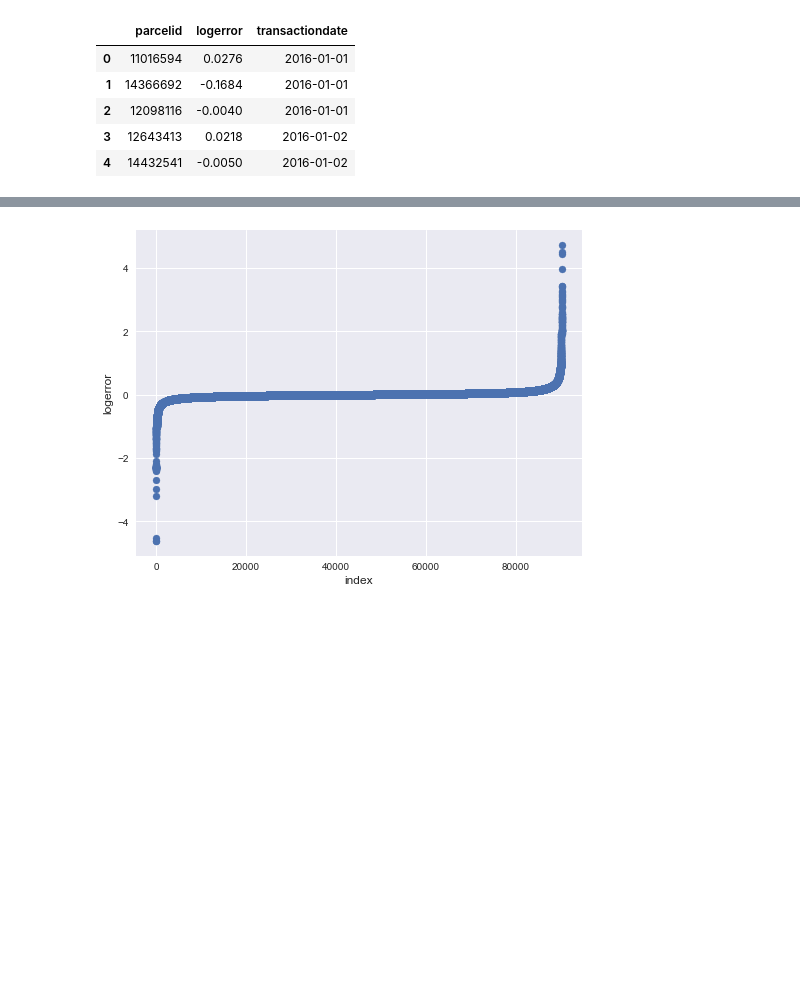
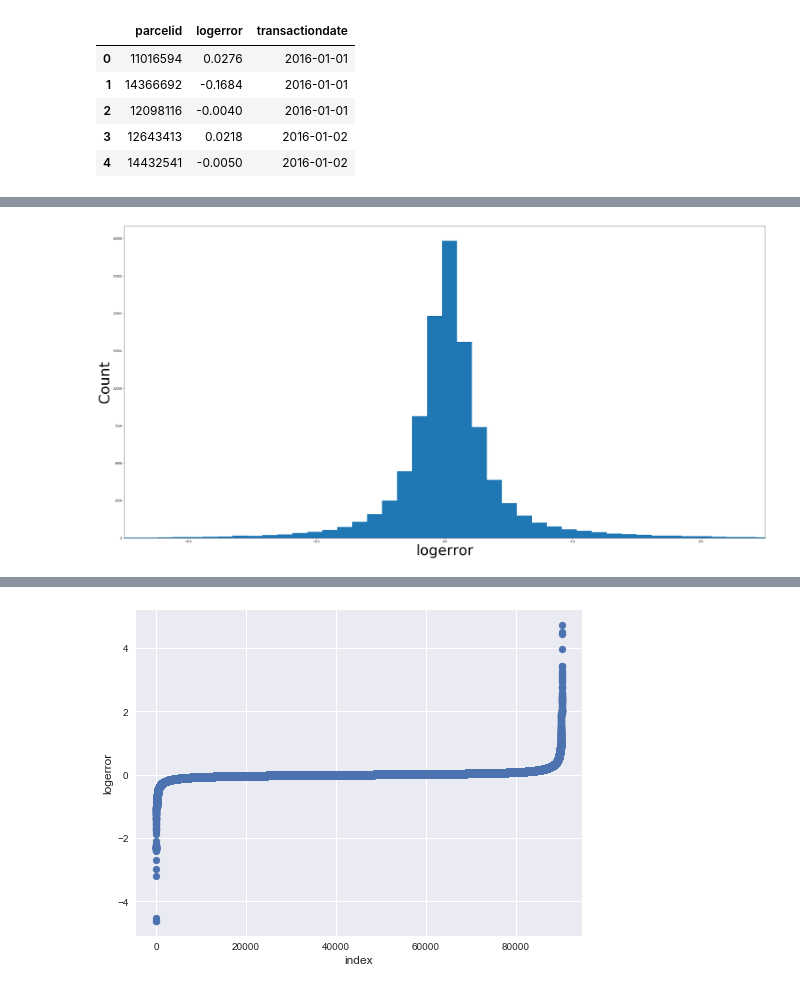
Before and after one commit to ddhaval04/Zillow-Kaggle-Competition, a Jupyter notebook: Scripts/Zillow_Exploration.ipynb, the cells around one changed output, grey strips where cells are left out. Cells and saved outputs as stored; diff of their text form; code cells hidden in the pictures; blank space fills up the shorter version.

```diff
--- a/Scripts/Zillow_Exploration.ipynb
+++ b/Scripts/Zillow_Exploration.ipynb
@@ -18,7 +20,8 @@ sample_submission.csv
 train_2016_v2.csv
 zillow_data_dictionary.xlsx
 # %%
-train_df = pd.read_csv("./Data/train_2016_v2.csv", parse_dates=["transactiondate"])
+# Contains information about the transactions
+train_df = pd.read_csv("../Input/train_2016_v2.csv", parse_dates=["transactiondate"])
 train_df.shape
 train_df.head()
 # train_df.shape[0]
@@ -31,0 +109,14 @@ train_df.head()
+# %%
+train_df = train_df.rename(columns = {'parcelid' : 'id_parcel', 'transactiondate':'date'})
+properties_df["tax_delinquency"] = np.where(properties_df["tax_delinquency"] == "Y", 1, 0)
+properties_df["flag_tub"] = np.where(properties_df["flag_tub"] == "Y", 1, 0)
+properties_df["flag_fireplace"] = np.where(properties_df["flag_fireplace"] == "Y", 1, 0)
+# %%
+plt.figure(figsize=(40,20))
+plt.hist(train_df["logerror"], bins = 400)
+plt.xlabel("logerror", fontsize = 50)
+plt.ylabel("Count", fontsize = 50)
+plt.xlim(-0.5, 0.5)
+plt.show()
+# %% [output]
+[figure, added]
```
Also changed, not shown: parts of 17 cells of this notebook, 5 other files.
